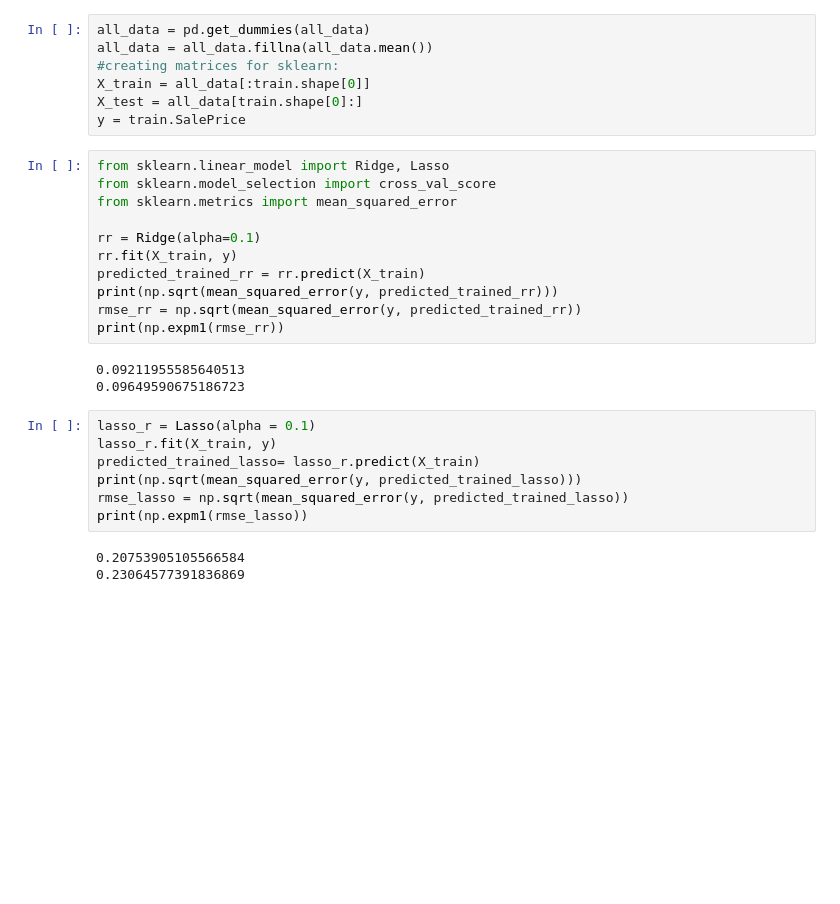
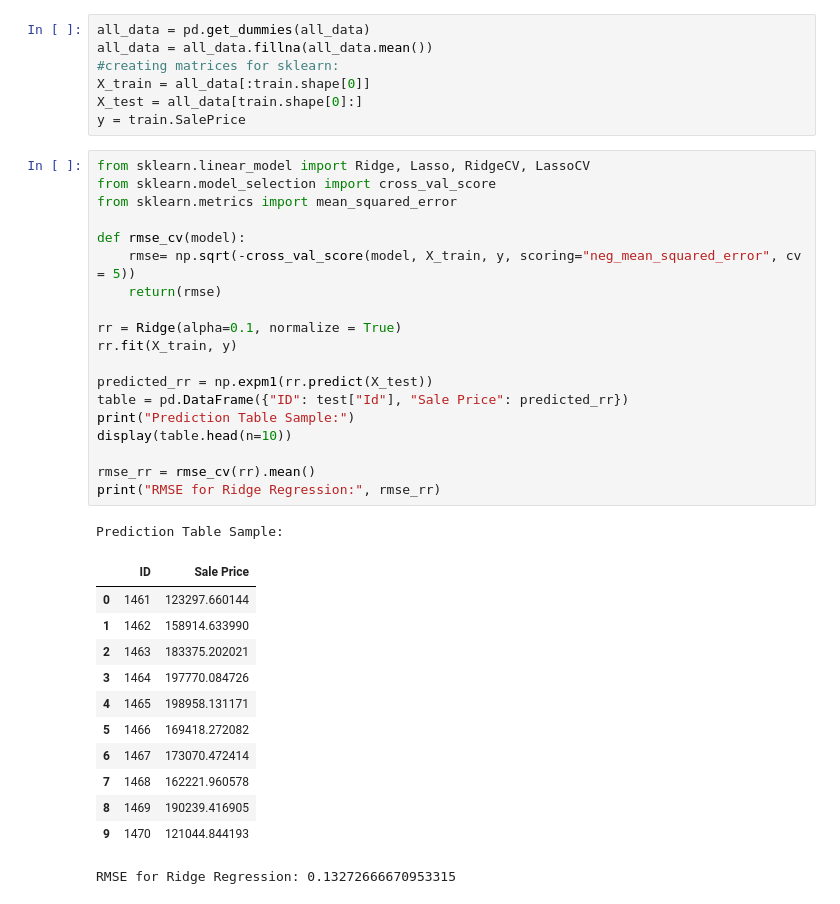
Before and after one commit to yue-cheng-wind/EE460J-Labs, a Jupyter notebook: Lab 3/Untitled.ipynb, the cells around one changed output. Drawn from its saved outputs; the diff is of its cells as text; blank space fills up the shorter version.

```diff
--- a/Lab 3/Untitled.ipynb
+++ b/Lab 3/Untitled.ipynb
@@ -54,26 +54,35 @@ X_train = all_data[:train.shape[0]]
 X_test = all_data[train.shape[0]:]
 y = train.SalePrice
 # %%
-from sklearn.linear_model import Ridge, Lasso
+from sklearn.linear_model import Ridge, Lasso, RidgeCV, LassoCV
 from sklearn.model_selection import cross_val_score
 from sklearn.metrics import mean_squared_error
 
-rr = Ridge(alpha=0.1)
+def rmse_cv(model):
+    rmse= np.sqrt(-cross_val_score(model, X_train, y, scoring="neg_mean_squared_error", cv = 5))
+    return(rmse)
+
+rr = Ridge(alpha=0.1, normalize = True)
 rr.fit(X_train, y)
-predicted_trained_rr = rr.predict(X_train)
-print(np.sqrt(mean_squared_error(y, predicted_trained_rr)))
-rmse_rr = np.sqrt(mean_squared_error(y, predicted_trained_rr))
-print(np.expm1(rmse_rr))
+
+predicted_rr = np.expm1(rr.predict(X_test))
+table = pd.DataFrame({"ID": test["Id"], "Sale Price": predicted_rr})
+print("Prediction Table Sample:")
+display(table.head(n=10))
+
+rmse_rr = rmse_cv(rr).mean()
+print("RMSE for Ridge Regression:", rmse_rr)
 # %% [output]
-0.09211955585640513
-0.09649590675186723
+Prediction Table Sample:
+|  | ID | Sale Price |
+| 0 | 1461 | 123297.660144 |
+| 1 | 1462 | 158914.633990 |
+| 2 | 1463 | 183375.202021 |
+| 3 | 1464 | 197770.084726 |
+| 4 | 1465 | 198958.131171 |
+| 5 | 1466 | 169418.272082 |
+| 6 | 1467 | 173070.472414 |
+| 7 | 1468 | 162221.960578 |
+| 8 | 1469 | 190239.416905 |
+| 9 | 1470 | 121044.844193 |
+RMSE for Ridge Regression: 0.13272666670953315
-# %%
-lasso_r = Lasso(alpha = 0.1)
-lasso_r.fit(X_train, y)
-predicted_trained_lasso= lasso_r.predict(X_train)
-print(np.sqrt(mean_squared_error(y, predicted_trained_lasso)))
-rmse_lasso = np.sqrt(mean_squared_error(y, predicted_trained_lasso))
-print(np.expm1(rmse_lasso))
-# %% [output]
-0.20753905105566584
-0.23064577391836869
```
Also changed, not shown: parts of 4 cells of this notebook, 2 other files.
